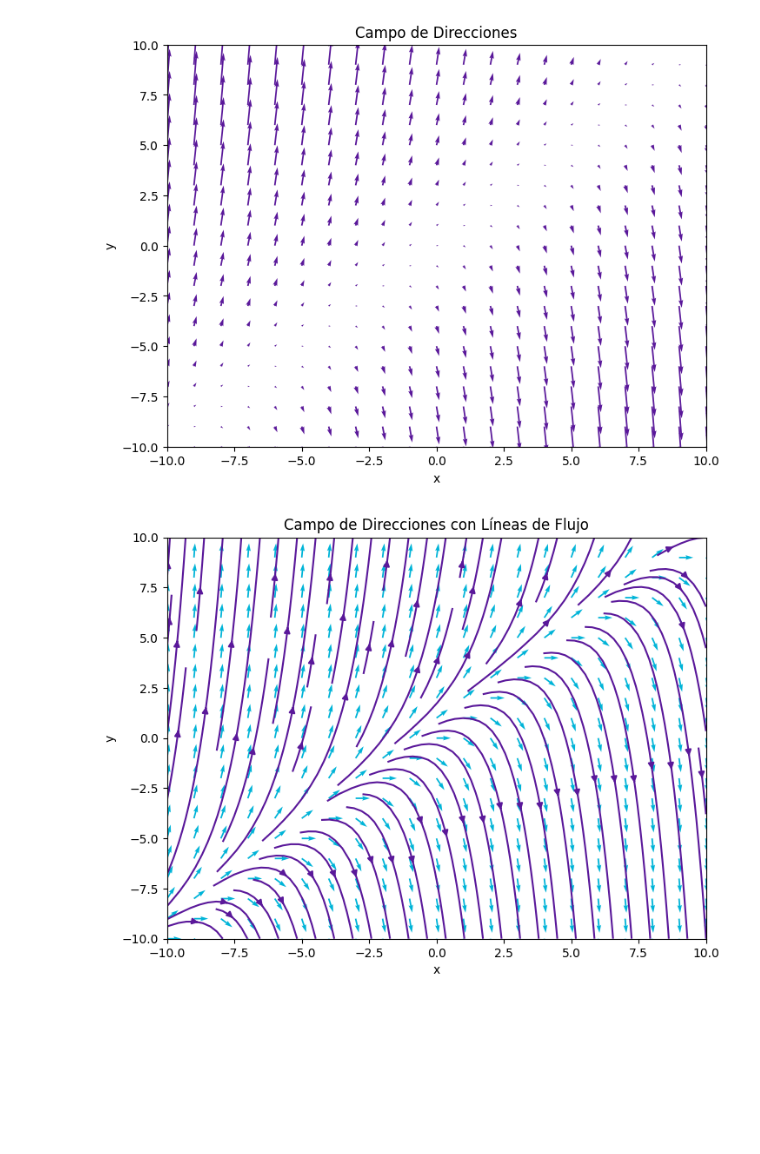
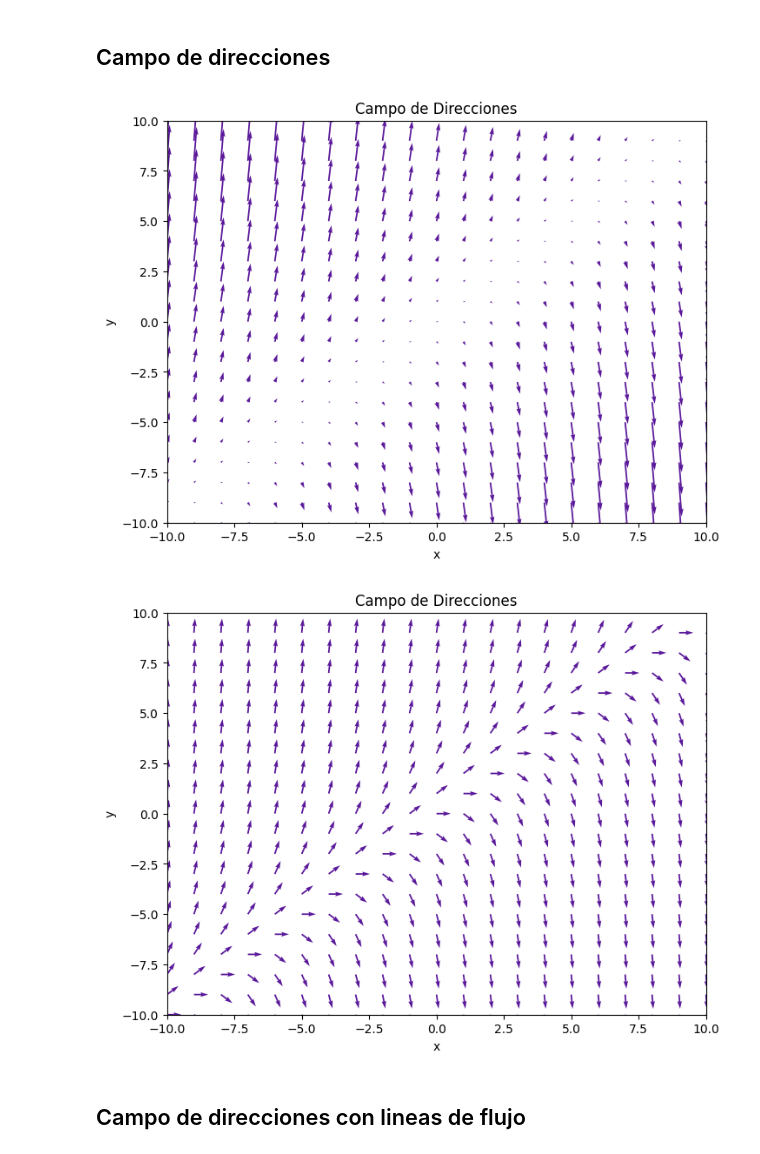
Before and after one commit to emiliosolanoo21/Lab1_ModSim, a Jupyter notebook: ej01.ipynb, the cells around one changed output. Cells and saved outputs as stored; diff of their text form; code cells hidden in the pictures; blank space fills up the shorter version.

```diff
--- a/ej01.ipynb
+++ b/ej01.ipynb
@@ -1,6 +1,8 @@
 # %%
 import numpy as np
 import matplotlib.pyplot as plt
+# %% [markdown]
+## Campo de direcciones
 # %%
 def campo_de_direcciones(f, xmin, xmax, ymin, ymax, xstep, ystep, field_type='F'):
     x = np.linspace(xmin, xmax, int((xmax - xmin) / xstep) + 1)
@@ -39,14 +41,21 @@ def F(x, y, f, field_type='F'):
 # %%
 def edo(x, y):
     return y - x
 
 xmin, xmax = -10, 10
 ymin, ymax = -10, 10
 xstep, ystep = 1, 1
 
+
+#Si se desea ve la función se cambia el valor de 'field_type' por una F
+#Si se desea ve la función normalizada se cambia el valor de 'field_type' por una N
 campo_de_direcciones(edo, xmin, xmax, ymin, ymax, xstep, ystep, field_type='F')
+campo_de_direcciones(edo, xmin, xmax, ymin, ymax, xstep, ystep, field_type='N')
 # %% [output]
 [figure]
+[figure, added]
+# %% [markdown]
+## Campo de direcciones con lineas de flujo
 # %%
 def lineas_de_flujo(f, xmin, xmax, ymin, ymax, xstep, ystep, field_type='F'):
     x = np.linspace(xmin, xmax, int((xmax - xmin) / xstep) + 1)
@@ -74,7 +83,3 @@ def lineas_de_flujo(f, xmin, xmax, ymin, ymax, xstep, ystep, field_type='F'):
     plt.title('Campo de Direcciones con Líneas de Flujo')
 
     plt.show()
-# %%
-lineas_de_flujo(edo, xmin, xmax, ymin, ymax, xstep, ystep, field_type='N')
-# %% [output]
-[figure, removed]
```
Also changed, not shown: parts of 1 cell of this notebook.
